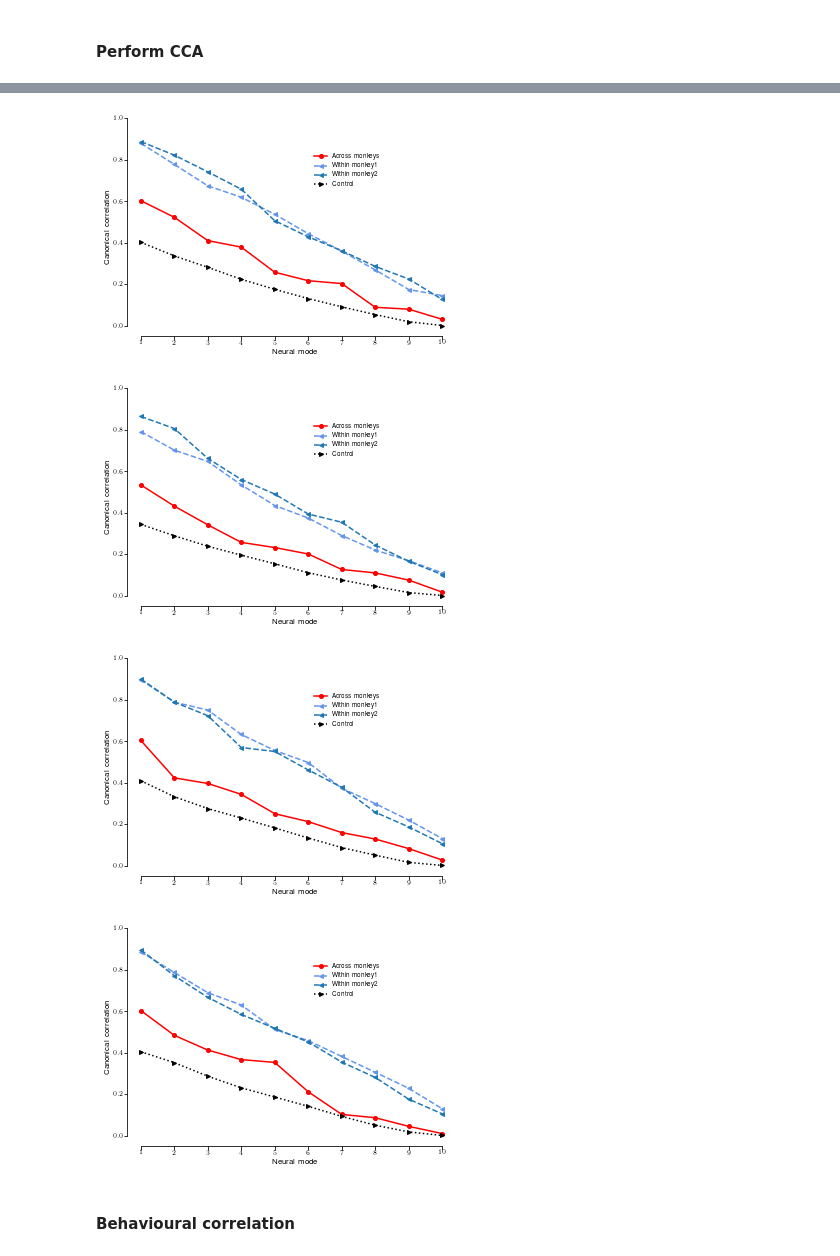
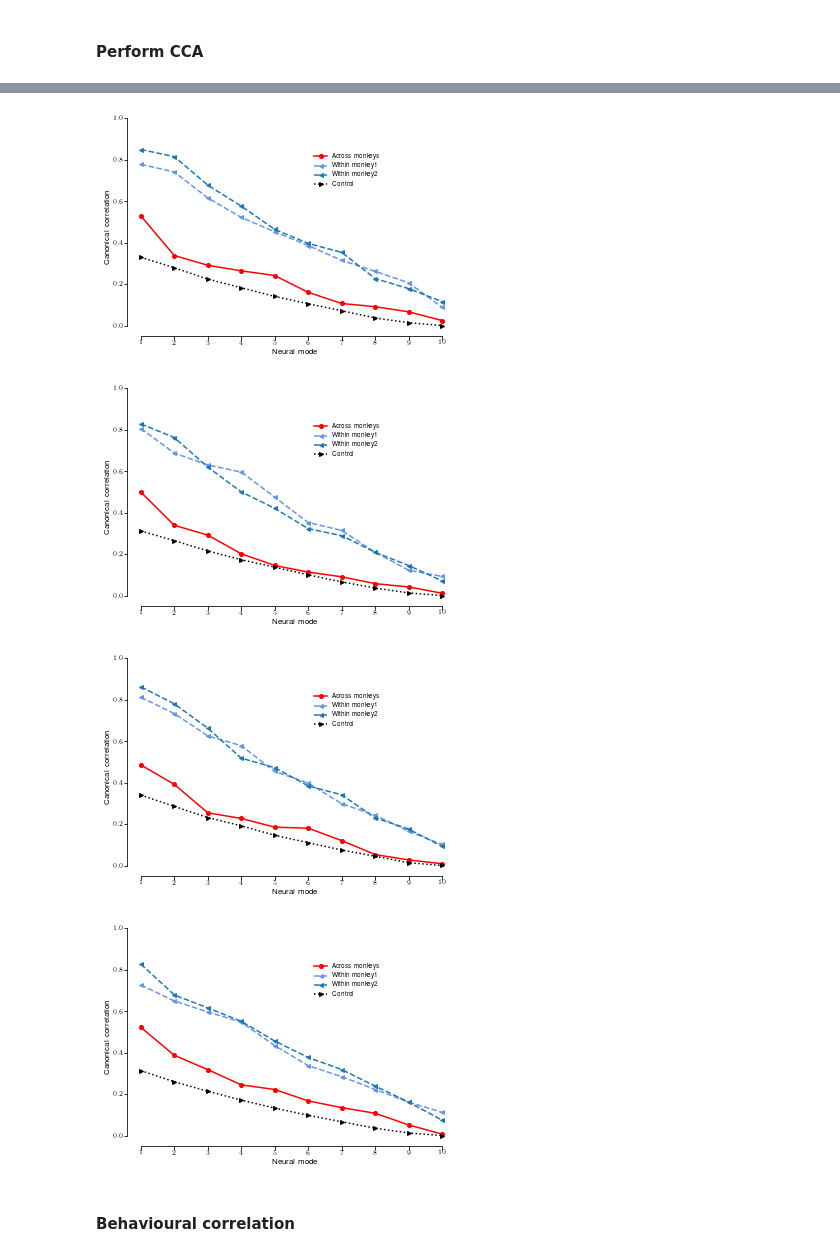
Before and after one commit to AtMostafa/multi-animal-alignment, a Jupyter notebook: random_walk/cca.ipynb, the cells around one changed output, grey strips where cells are left out. Saved outputs shown, nothing was run; the diff lists cells and outputs as text; code cells hidden in the pictures.

Commit message:
pair trials during random selection in get_paired_data_arrays

```diff
--- a/random_walk/cca.ipynb
+++ b/random_walk/cca.ipynb
@@ -259,9 +333,7 @@ for ex_file, df1_, df2_ in paired_dfs:
     subset_target_groups = np.unique(df1_.target_group)
 
     #perform cca ################################################
-    AllData1 = defs.get_data_array(df1_, epoch = defs.exec_epoch, area=defs.areas[2], model=defs.n_components)
-    AllData2 = defs.get_data_array(df2_, epoch = defs.exec_epoch, area=defs.areas[2], model=defs.n_components)
-
+    AllData1, AllData2 = defs.get_paired_data_arrays(df1_, df2_, epoch = defs.exec_epoch, area=defs.areas[2], model=defs.n_components)
     shuffled_idx = np.random.permutation(np.arange(AllData1.shape[1])) #permutate targets: lowers
     AllData1[:] = AllData1[:,shuffled_idx,:,:,:]
 
@@ -294,11 +366,10 @@ for ex_file, df1_, df2_ in paired_dfs:
     CCsL = np.percentile(CCsL, 1, axis=1).T
 
     # upper bound
-    AllDataU = defs.get_data_array([df1_,df2_], epoch = defs.exec_epoch, area=defs.areas[2], model=defs.n_components)
-    n_shared_trial1 = AllDataU.shape[2]
+    n_shared_trial1 = AllData1.shape[2]
     trialList1 = np.arange(n_shared_trial1)
     CCsU=[]
-    for session, sessionData in enumerate(AllDataU):
+    for session, sessionData in enumerate([AllData1[0], AllData2[0]]):
         r = []
         for n in range(params.n_iter * 10):
             params.rng.shuffle(trialList1)
@@ -342,7 +413,7 @@ for ex_file, df1_, df2_ in paired_dfs:
-[figure, old version]
+[figure, new version]
-[figure, old version]
+[figure, new version]
-[figure, old version]
+[figure, new version]
-[figure, old version]
+[figure, new version]
 # %% [markdown]
 #### Behavioural correlation
 # %%
```
Also changed, not shown: parts of 8 cells of this notebook, 1 other file.
